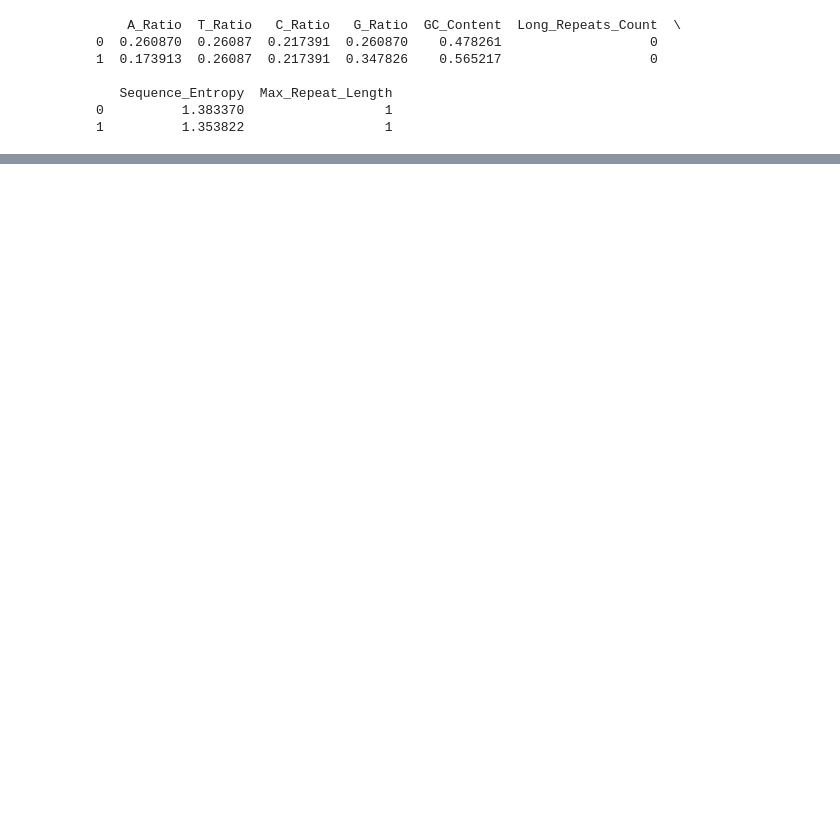
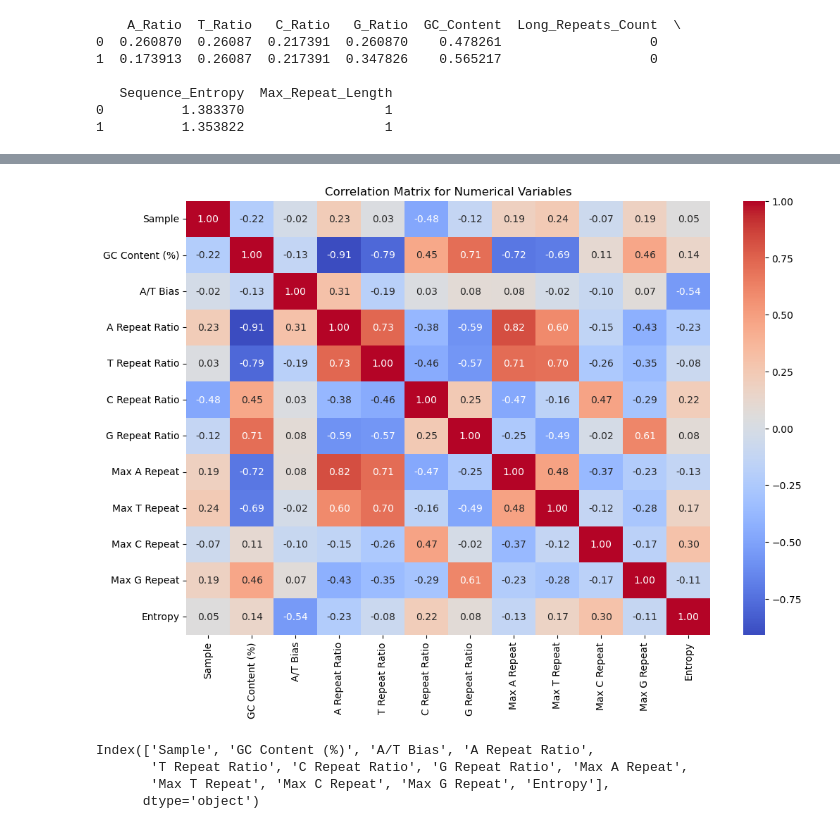
Before and after one commit to darkghost688/6360finalpfoject, a Jupyter notebook: nifH.ipynb, the cells around one changed output, grey strips where cells are left out. Saved outputs shown, nothing was run; the diff lists cells and outputs as text; code cells hidden in the pictures; blank space fills up the shorter version.

```diff
--- a/nifH.ipynb
+++ b/nifH.ipynb
@@ -209,10 +228,4 @@ for idx, count in enumerate(match_counts):
 # %%
-from Bio import SeqIO
-from Bio import pairwise2
-from scipy.stats import entropy
-import numpy as np
-import pandas as pd
-from itertools import groupby
 
 # 计算特征函数
 def calculate_features(sequence):
@@ -246,20 +259,6 @@ def calculate_features(sequence):
         "Sequence_Entropy": seq_entropy,
         "Max_Repeat_Length": max_repeat_length
     }
-
-# 示例计算
-all_sequences = [
-    # 假设你有一些 fasta 格式的样本，这里简单模拟了序列
-    "ATGCGTACGTAGCTAGCTAGCTA",
-    "GCGCGCGTGTGTATATATAGCGC"
-]
-
-# 计算每个序列的特征
-features = [calculate_features(seq) for seq in all_sequences]
-
-# 转换为数据框便于查看
-features_df = pd.DataFrame(features)
-print(features_df)
 # %% [output]
     A_Ratio  T_Ratio   C_Ratio   G_Ratio  GC_Content  Long_Repeats_Count  \
 0  0.260870  0.26087  0.217391  0.260870    0.478261                   0
@@ -270,0 +374,21 @@ print(features_df)
+# %%
+# 选择数值型列进行相关性分析
+numeric_data = df.select_dtypes(include=[np.number])
+
+# 计算相关性矩阵
+correlation_matrix = numeric_data.corr()
+
+# 绘制相关性矩阵热图
+plt.figure(figsize=(12, 8))
+sns.heatmap(correlation_matrix, annot=True, cmap='coolwarm', fmt='.2f')
+plt.title('Correlation Matrix for Numerical Variables')
+plt.show()
+# %% [output]
+[figure, added]
+# %%
+print(df.columns)
+# %% [output]
+Index(['Sample', 'GC Content (%)', 'A/T Bias', 'A Repeat Ratio',
+       'T Repeat Ratio', 'C Repeat Ratio', 'G Repeat Ratio', 'Max A Repeat',
+       'Max T Repeat', 'Max C Repeat', 'Max G Repeat', 'Entropy'],
+      dtype='object')
```
Also changed, not shown: parts of 5 cells of this notebook, 1 other file.
